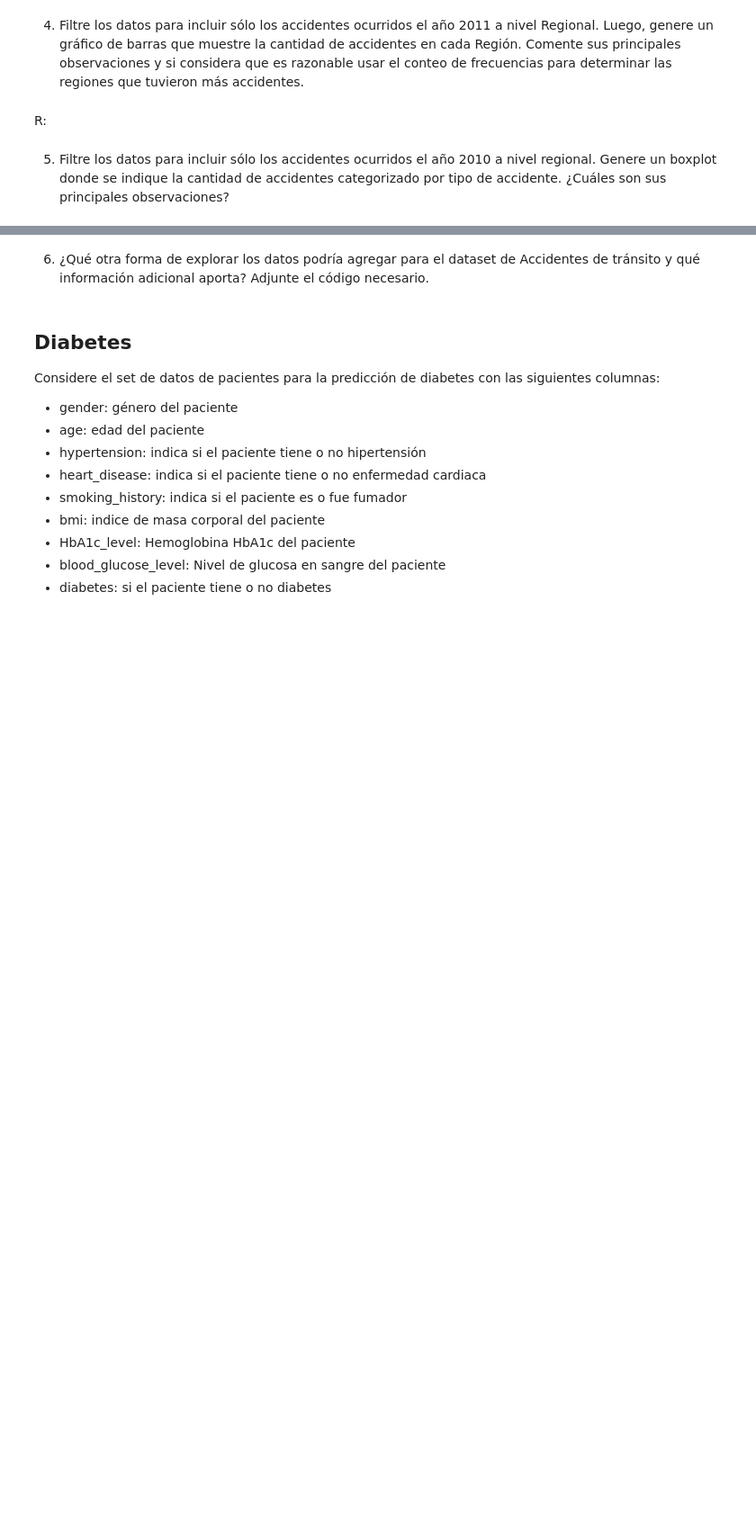
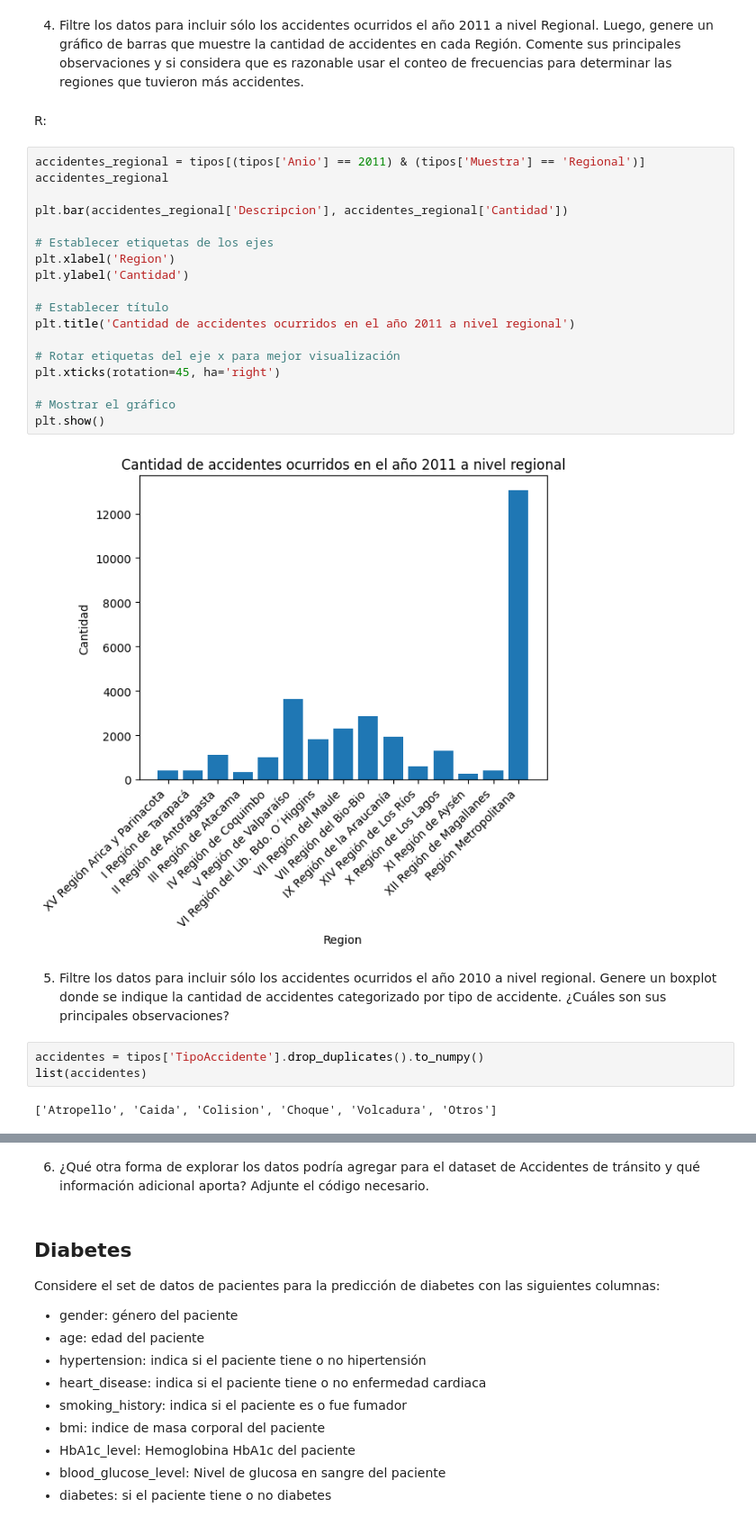
Before and after one commit to andyreus17/mineria, a Jupyter notebook: Laboratorio_2.ipynb, the cells around one changed output, grey strips where cells are left out. Shown: that part at 90% size. Drawn from its saved outputs; the diff is of its cells as text; blank space fills up the shorter version.

```diff
--- a/Laboratorio_2.ipynb
+++ b/Laboratorio_2.ipynb
@@ -48,5 +57,30 @@ Explore el set de datos para responder las siguientes preguntas:
 4. Filtre los datos para incluir sólo los accidentes ocurridos el año 2011 a nivel Regional. Luego, genere un gráfico de barras que muestre la cantidad de accidentes en cada Región. Comente sus principales observaciones y si considera que es razonable usar el conteo de frecuencias para determinar las regiones que tuvieron más accidentes.
 # %% [markdown]
 R:
+# %%
+accidentes_regional = tipos[(tipos['Anio'] == 2011) & (tipos['Muestra'] == 'Regional')]
+accidentes_regional
+
+plt.bar(accidentes_regional['Descripcion'], accidentes_regional['Cantidad'])
+
+# Establecer etiquetas de los ejes
+plt.xlabel('Region')
+plt.ylabel('Cantidad')
+
+# Establecer título
+plt.title('Cantidad de accidentes ocurridos en el año 2011 a nivel regional')
+
+# Rotar etiquetas del eje x para mejor visualización
+plt.xticks(rotation=45, ha='right')
+
+# Mostrar el gráfico
+plt.show()
+# %% [output]
+[figure, added]
 # %% [markdown]
 5. Filtre los datos para incluir sólo los accidentes ocurridos el año 2010 a nivel regional. Genere un boxplot donde se indique la cantidad de accidentes categorizado por tipo de accidente. ¿Cuáles son sus principales observaciones?
+# %%
+accidentes = tipos['TipoAccidente'].drop_duplicates().to_numpy()
+list(accidentes)
+# %% [output]
+['Atropello', 'Caida', 'Colision', 'Choque', 'Volcadura', 'Otros']
```
Also changed, not shown: parts of 9 cells of this notebook, 1 other file.
